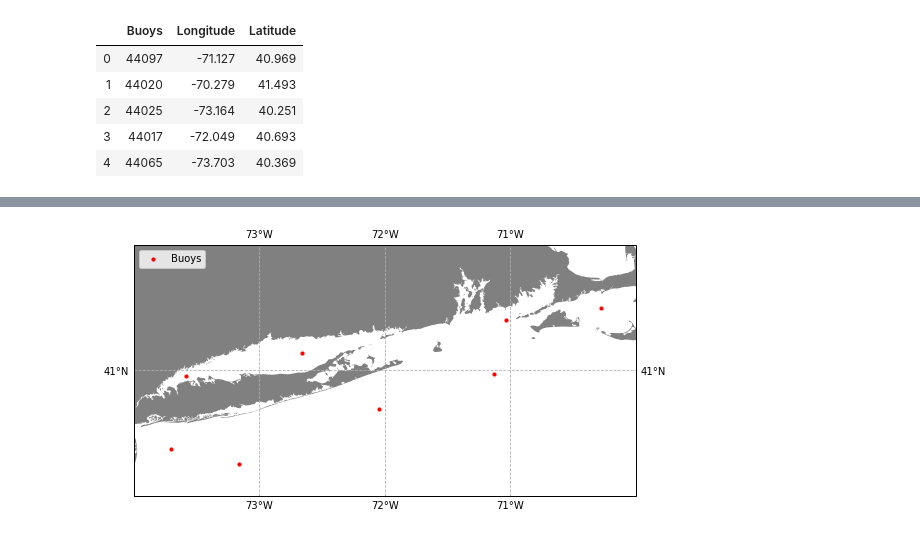
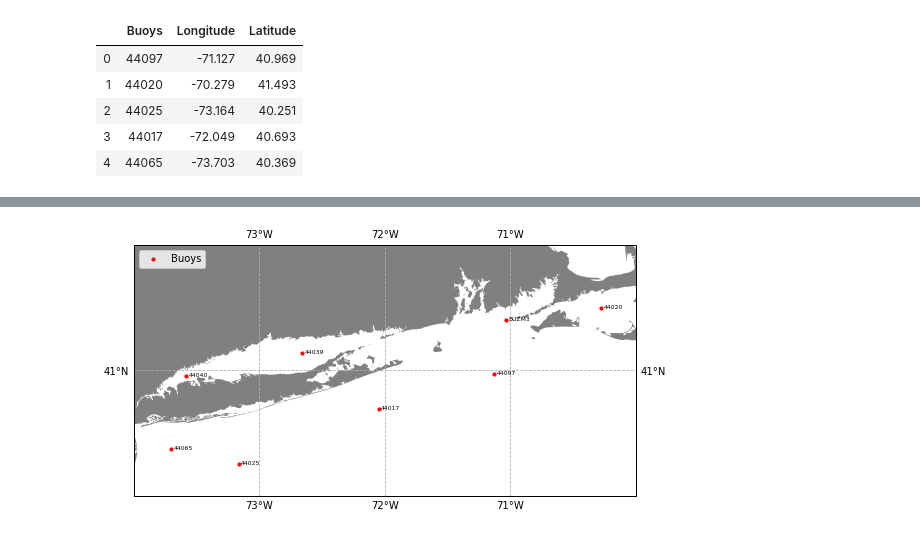
Before and after one commit to panmits86-zz/masters_thesis, a Jupyter notebook: SNE_map.ipynb, the cells around one changed output, grey strips where cells are left out. Drawn from its saved outputs; the diff is of its cells as text; code cells hidden in the pictures.

```diff
--- a/SNE_map.ipynb
+++ b/SNE_map.ipynb
@@ -31,3 +32,5 @@ buoys.head()
 | 2 | 44025 | -73.164 | 40.251 |
 | 3 | 44017 | -72.049 | 40.693 |
 | 4 | 44065 | -73.703 | 40.369 |
+# %%
+for x,y,z in zip(buoys['Longitude'], buoys['Latitude'], buoys['Buoys']):print(x,y,z)
@@ -34,17 +46,22 @@ buoys.head()
 # %%
 fig, ax = make_map(projection=ccrs.PlateCarree())
 ax.set_extent([-74, -70, 40, 42])
 
 # Add markers for the position of the buoys.
 plt.scatter(buoys['Longitude'], buoys['Latitude'], s=10, marker='o', color='red', label='Buoys',
             transform=ccrs.Geodetic())
 
+for x,y,z in zip(buoys['Longitude'], buoys['Latitude'], buoys['Buoys']):
+    ax.text(x+0.02, y+0.01, z,
+                 verticalalignment='center', horizontalalignment='left', fontsize=6,
+                 transform=ccrs.Geodetic())
+
 shp = shapereader.Reader('C:/Users/panmits86/Desktop/Python/SNE_shapefile/GSHHS_f_L1_SNE.shp')
 for record, geometry in zip(shp.records(), shp.geometries()):
     ax.add_geometries([geometry], ccrs.PlateCarree(), facecolor='gray')
 
 ax.legend(loc='upper left')
 
 plt.savefig('SNE_buoys.png', dpi=300, bbox_inches='tight')
 # %% [output]
-[figure, old version]
+[figure, new version]
```
Also changed, not shown: parts of 4 cells of this notebook, 2 other files.
